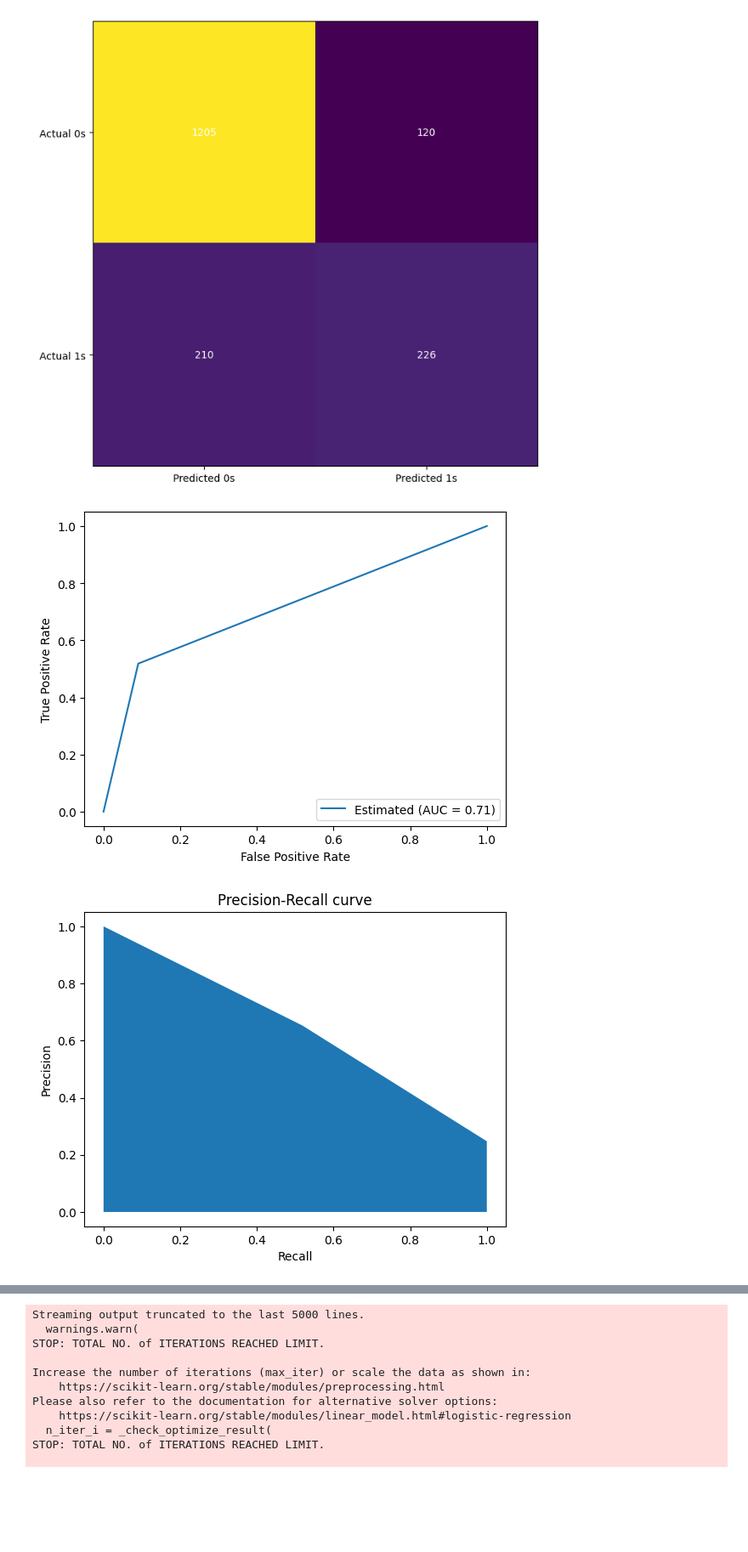
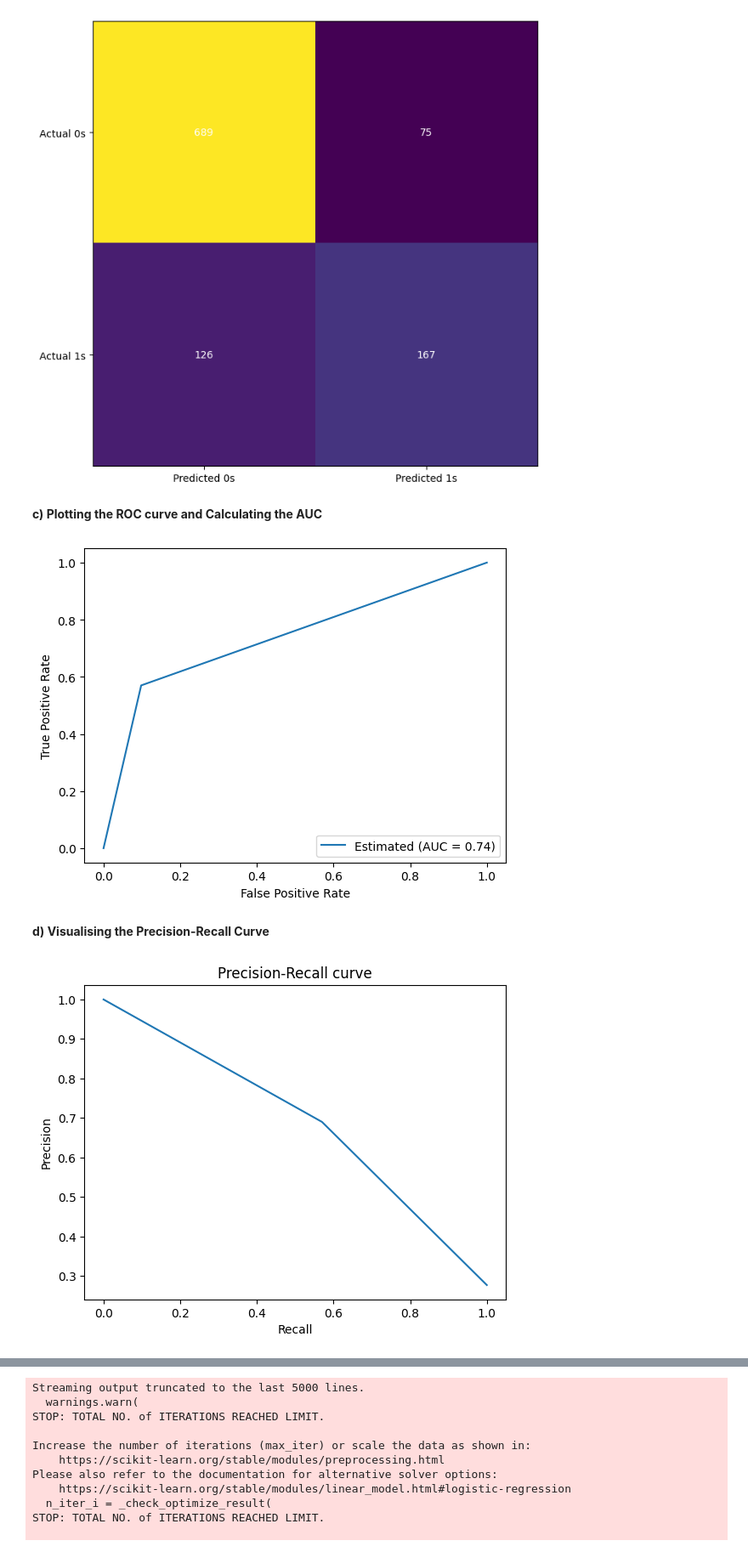
Before and after one commit to AnushkaMazumdar2/Machine_Learning, a Jupyter notebook: 2348505_Lab5.ipynb, the cells around one changed output, grey strips where cells are left out. Shown at 85% size. Cells and saved outputs as stored; diff of their text form; code cells hidden in the pictures; blank space fills up the shorter version.

```diff
--- a/2348505_Lab5.ipynb
+++ b/2348505_Lab5.ipynb
@@ -87,6 +102,9 @@ data = data.drop(columns = ["customerID"])
 # %% [markdown]
 EXPLORATORY DATA ANALYSIS
 # %%
-for col in data.columns:
+data_cat = data.drop(columns=['MonthlyCharges','SeniorCitizen'])
+for col in data_cat.columns:
   le=LabelEncoder()
   data[col]=le.fit_transform(data[col])
+# %%
+data['TotalCharges'] = data['MonthlyCharges']*data['tenure']
@@ -93,7 +144,7 @@ for col in data.columns:
 # %%
 x = data.drop(columns=["Churn"])
 y = data["Churn"]
-x_train, x_test, y_train, y_test = train_test_split(x,y,test_size=0.25)
+x_train, x_test, y_train, y_test = train_test_split(x,y,test_size=0.15)
 # %%
 x_train.info()
 # %% [output]
@@ -173,6 +239,8 @@ for i in range(2):
 plt.show()
 # %% [output]
 [figure]
+# %% [markdown]
+**c) Plotting the ROC curve and Calculating the AUC**
 # %%
 fpr, tpr, thresholds = sklearn.metrics.roc_curve(y_test, pred)
 roc_auc = sklearn.metrics.auc(fpr, tpr)
@@ -180,16 +248,18 @@ display = sklearn.metrics.RocCurveDisplay(fpr=fpr, tpr=tpr, roc_auc=roc_auc,esti
 display.plot()
 plt.show()
 # %% [output]
-[figure, old version]
+[figure, new version]
+# %% [markdown]
+**d) Visualising the Precision-Recall Curve**
 # %%
 precision, recall, thresholds = sklearn.metrics.precision_recall_curve(y_test, pred)
-plt.fill_between(recall, precision)
+plt.plot(recall, precision)
 plt.ylabel("Precision")
 plt.xlabel("Recall")
 plt.title("Precision-Recall curve")
 plt.show()
 # %% [output]
-[figure, old version]
+[figure, new version]
 # %%
 loss = sklearn.metrics.log_loss(y_test,prob)
 loss
```
Also changed, not shown: parts of 46 cells of this notebook.
